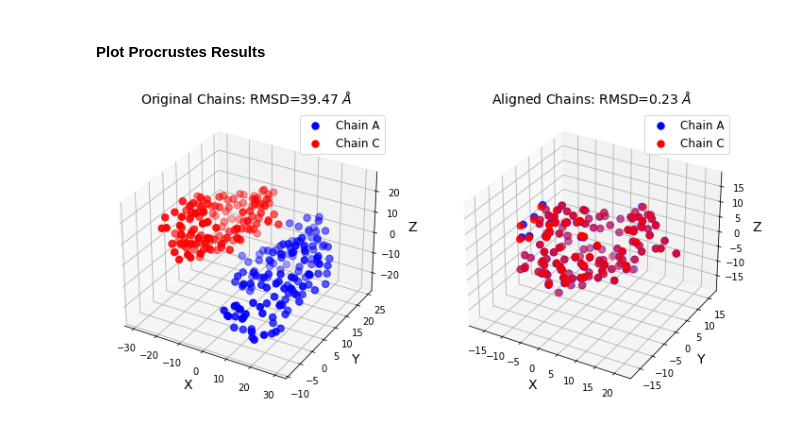
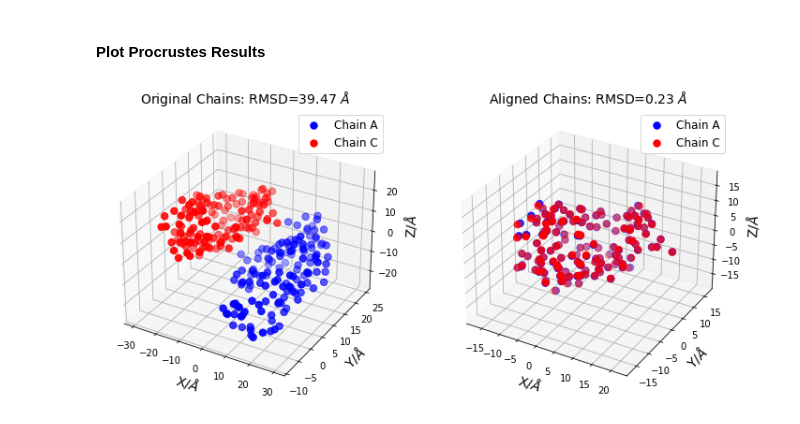
Before and after one commit to theochem/procrustes, a Jupyter notebook: doc/notebooks/Chemical_Structure_Alignment.ipynb, the cells around one changed output. Saved outputs shown, nothing was run; the diff lists cells and outputs as text; code cells hidden in the pictures.

Commit message:
Add angstrom to plots

```diff
--- a/doc/notebooks/Chemical_Structure_Alignment.ipynb
+++ b/doc/notebooks/Chemical_Structure_Alignment.ipynb
@@ -82,37 +82,37 @@ title = "Original Chains: RMSD={:0.2f} $\AA$".format(rmsd_before)
 
 ax.scatter(xs=coords1[:, 0], ys=coords1[:, 1], zs=coords1[:, 2],
            marker="o", color="blue", s=55, label="Chain A")
 ax.scatter(xs=coords2[:, 0], ys=coords2[:, 1], zs=coords2[:, 2],
            marker="o", color="red", s=55, label="Chain C")
 
-ax.set_xlabel("X", fontsize=14)
-ax.set_ylabel("Y", fontsize=14)
-ax.set_zlabel("Z", fontsize=14)
+ax.set_xlabel("X/$\AA$", fontsize=14)
+ax.set_ylabel("Y/$\AA$", fontsize=14)
+ax.set_zlabel("Z/$\AA$", fontsize=14)
 ax.legend(fontsize=12, loc="best")
 plt.title(title, fontsize=14)
 
 
 # ==============
 # Second subplot
 # ==============
 # set up the axes for the second plot
 ax = fig.add_subplot(1, 2, 2, projection='3d')
 
 # coordinates of chains A & C after translation and rotation
 coords1, coords2 = ca_at, result.new_b
 title="Aligned Chains: RMSD={:0.2f} $\AA$".format(rmsd_after)
 
 ax.scatter(xs=coords1[:, 0], ys=coords1[:, 1], zs=coords1[:, 2],
            marker="o", color="blue", s=55, label="Chain A")
 ax.scatter(xs=coords2[:, 0], ys=coords2[:, 1], zs=coords2[:, 2],
            marker="o", color="red", s=55, label="Chain C")
 
-ax.set_xlabel("X", fontsize=14)
-ax.set_ylabel("Y", fontsize=14)
-ax.set_zlabel("Z", fontsize=14)
+ax.set_xlabel("X/$\AA$", fontsize=14)
+ax.set_ylabel("Y/$\AA$", fontsize=14)
+ax.set_zlabel("Z/$\AA$", fontsize=14)
 ax.legend(fontsize=12, loc="best")
 plt.title(title, fontsize=14)
 
 plt.show()
 # %% [output]
-[figure, old version]
+[figure, new version]
```
Also changed, not shown: parts of 1 cell of this notebook, 1 other file.
